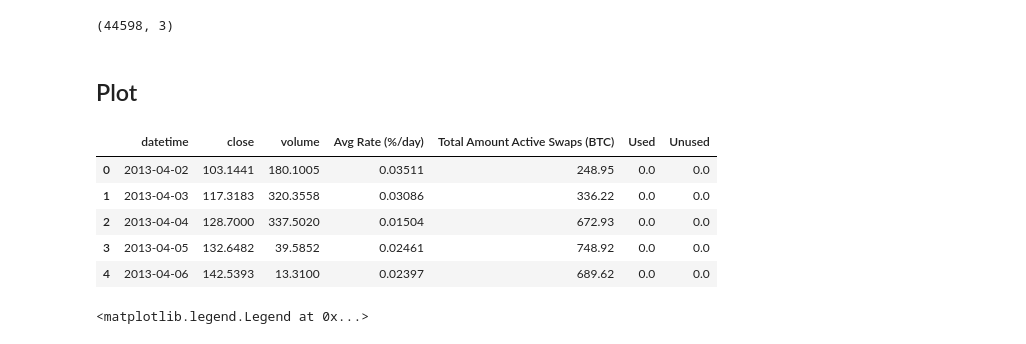
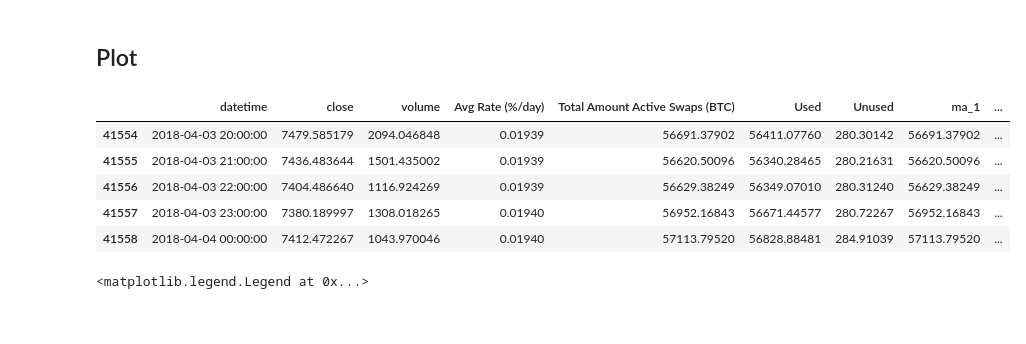
Before and after one commit to TickTack-z/BTCstrategy, a Jupyter notebook: Margin_Backtest.ipynb, the cells around one changed output. Saved outputs shown, nothing was run; the diff lists cells and outputs as text; code cells hidden in the pictures.

```diff
--- a/Margin_Backtest.ipynb
+++ b/Margin_Backtest.ipynb
@@ -23,4 +22,0 @@ hist_price.shape
-# %%
-hist_price = hist_price.sort_values('datetime')
-# %%
-hist_price = hist_price.drop(index = hist_price[hist_price['datetime'] <= '2000-01-01'].index)
@@ -33,6 +22,0 @@ anomal_val
-# %%
-hist_price = hist_price[(hist_price['close'] != anomal_val) | (hist_price['volume'] != 0)]
-# %%
-hist_price.shape
-# %% [output]
-(44598, 3)
@@ -41,17 +23,14 @@ hist_price.to_csv()
 # %% [markdown]
 ## Plot
-# %%
-hist_price = hist_price.merge(totlenBTC, on = 'datetime', how = 'left').dropna()
-hist_price.index = range(hist_price.shape[0])
 # %%
-hist_price.head()
+hist_price.tail()
 # %% [output]
-|  | datetime | close | volume | Avg Rate (%/day) | Total Amount Active Swaps (BTC) | Used | Unused |
-| 0 | 2013-04-02 | 103.1441 | 180.1005 | 0.03511 | 248.95 | 0.0 | 0.0 |
-| 1 | 2013-04-03 | 117.3183 | 320.3558 | 0.03086 | 336.22 | 0.0 | 0.0 |
-| 2 | 2013-04-04 | 128.7000 | 337.5020 | 0.01504 | 672.93 | 0.0 | 0.0 |
-| 3 | 2013-04-05 | 132.6482 | 39.5852 | 0.02461 | 748.92 | 0.0 | 0.0 |
-| 4 | 2013-04-06 | 142.5393 | 13.3100 | 0.02397 | 689.62 | 0.0 | 0.0 |
+|  | datetime | close | volume | Avg Rate (%/day) | Total Amount Active Swaps (BTC) | Used | Unused | ma_1 | ... |
+| 41554 | 2018-04-03 20:00:00 | 7479.585179 | 2094.046848 | 0.01939 | 56691.37902 | 56411.07760 | 280.30142 | 56691.37902 | ... |
+| 41555 | 2018-04-03 21:00:00 | 7436.483644 | 1501.435002 | 0.01939 | 56620.50096 | 56340.28465 | 280.21631 | 56620.50096 | ... |
+| 41556 | 2018-04-03 22:00:00 | 7404.486640 | 1116.924269 | 0.01939 | 56629.38249 | 56349.07010 | 280.31240 | 56629.38249 | ... |
+| 41557 | 2018-04-03 23:00:00 | 7380.189997 | 1308.018265 | 0.01940 | 56952.16843 | 56671.44577 | 280.72267 | 56952.16843 | ... |
+| 41558 | 2018-04-04 00:00:00 | 7412.472267 | 1043.970046 | 0.01940 | 57113.79520 | 56828.88481 | 284.91039 | 57113.79520 | ... |
 # %%
 fig, ax = plt.subplots(figsize = (12,6))
 ax.plot(hist_price['datetime'],hist_price['Total Amount Active Swaps (BTC)'],'r', linewidth = 0.5)
```
Also changed, not shown: parts of 16 cells of this notebook.
